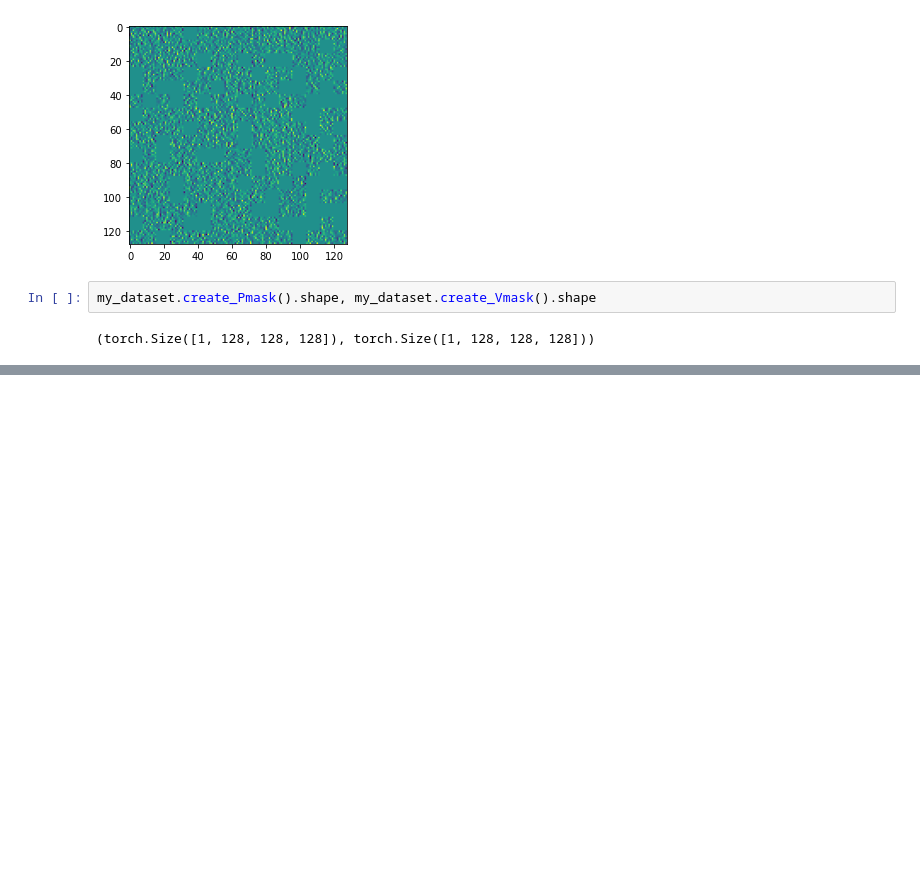
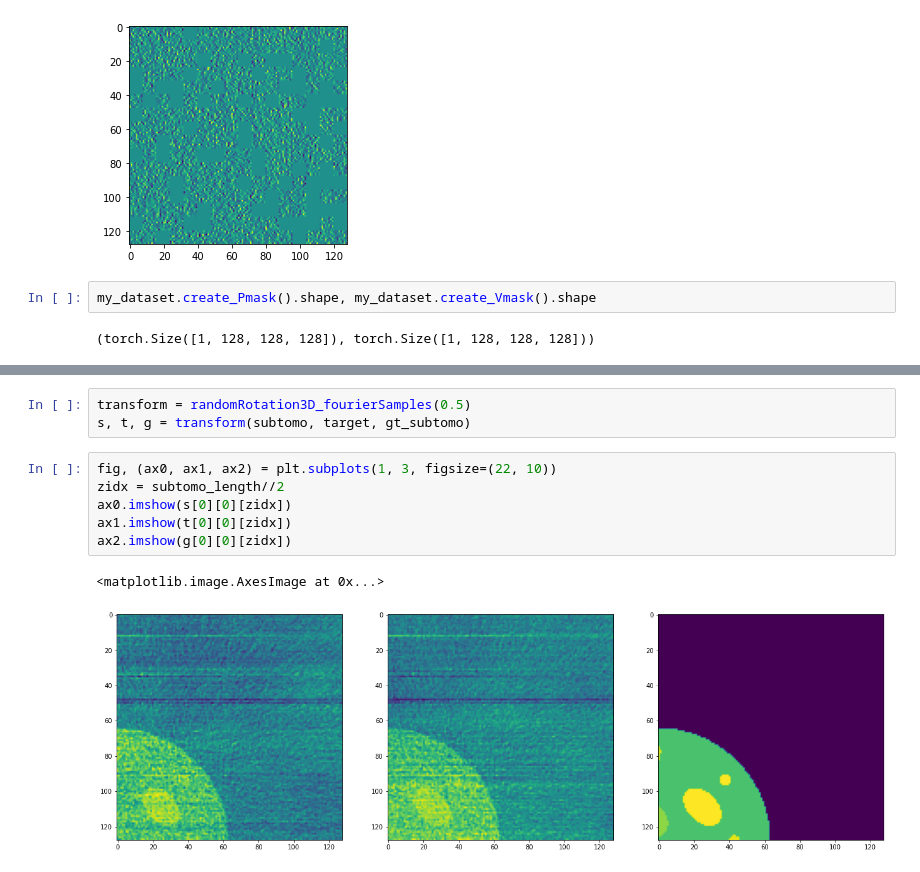
Before and after one commit to Fickincool/master-thesis, a Jupyter notebook: Notebooks/6.00_self2selfDenoising/6.06_transforms.ipynb, the cells around one changed output, grey strips where cells are left out. Saved outputs shown, nothing was run; the diff lists cells and outputs as text; blank space fills up the shorter version.

```diff
--- a/Notebooks/6.00_self2selfDenoising/6.06_transforms.ipynb
+++ b/Notebooks/6.00_self2selfDenoising/6.06_transforms.ipynb
@@ -56,0 +155,12 @@ my_dataset.create_Pmask().shape, my_dataset.create_Vmask().shape
+# %%
+transform = randomRotation3D_fourierSamples(0.5)
+s, t, g = transform(subtomo, target, gt_subtomo)
+# %%
+fig, (ax0, ax1, ax2) = plt.subplots(1, 3, figsize=(22, 10))
+zidx = subtomo_length//2
+ax0.imshow(s[0][0][zidx])
+ax1.imshow(t[0][0][zidx])
+ax2.imshow(g[0][0][zidx])
+# %% [output]
+<matplotlib.image.AxesImage at 0x...>
+[figure, added]
```
Also changed, not shown: parts of 8 cells of this notebook, 6 other files.
